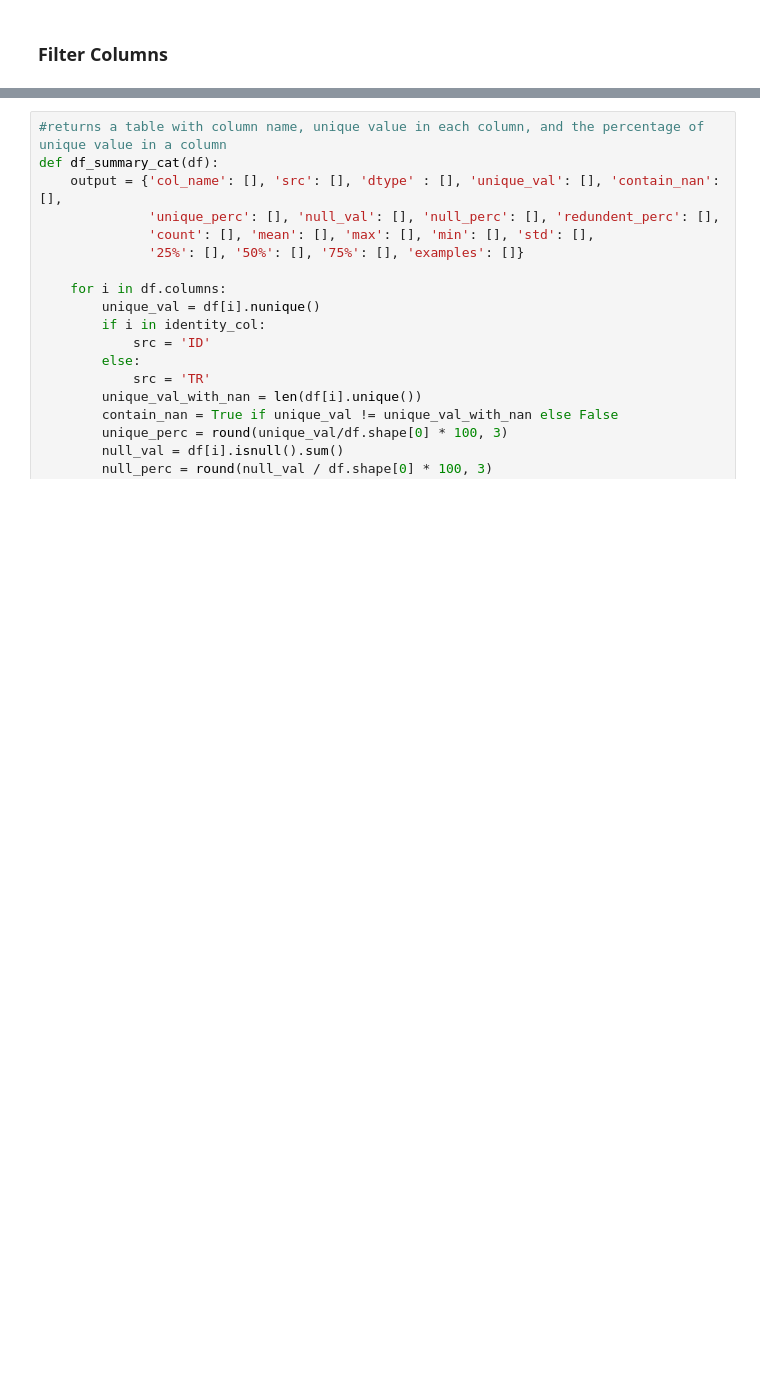
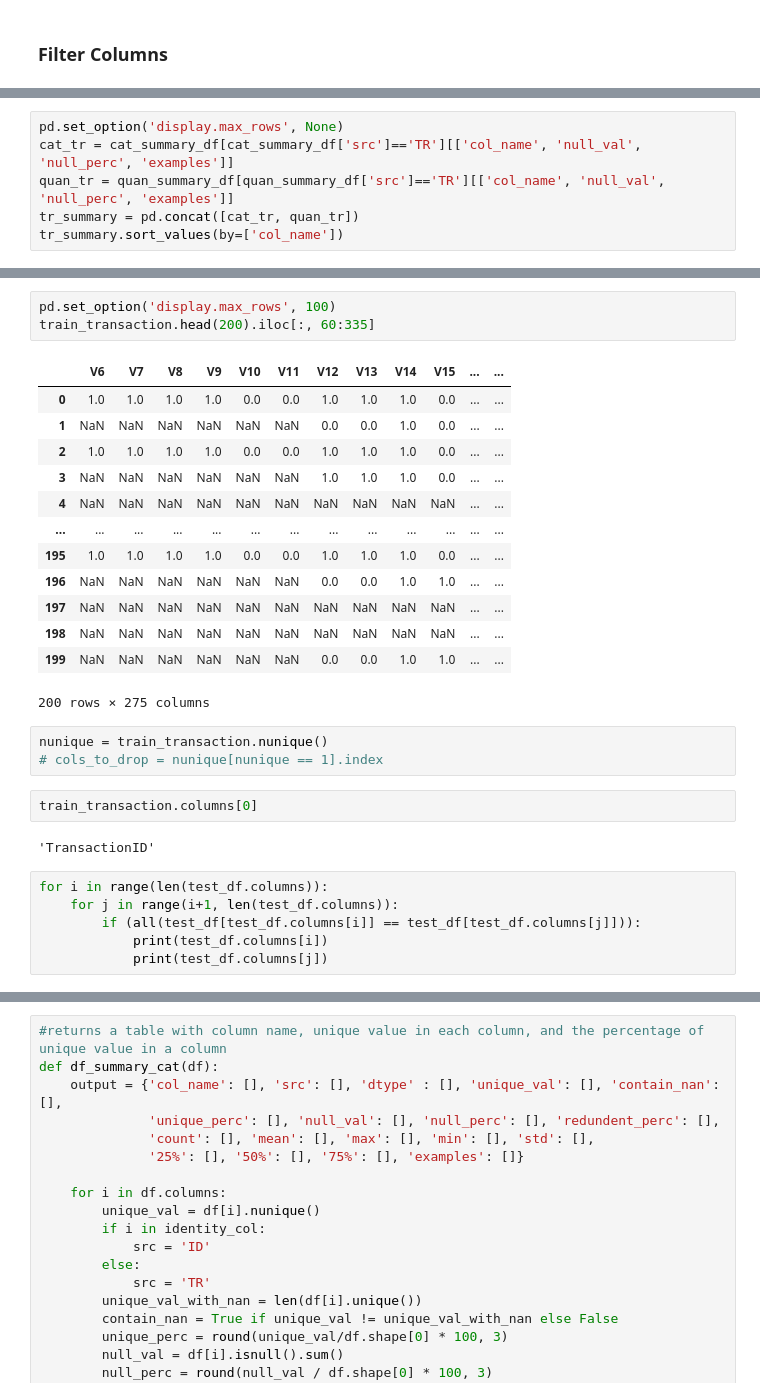
Before and after one commit to x6zeng/dsc198, a Jupyter notebook: Fraud Detection Project.ipynb, the cells around one changed output, grey strips where cells are left out. Saved outputs shown, nothing was run; the diff lists cells and outputs as text; blank space fills up the shorter version.

```diff
--- a/Fraud Detection Project.ipynb
+++ b/Fraud Detection Project.ipynb
@@ -532,0 +338,6 @@ train_transaction.head(2)
+# %%
+pd.set_option('display.max_rows', None)
+cat_tr = cat_summary_df[cat_summary_df['src']=='TR'][['col_name', 'null_val', 'null_perc', 'examples']]
+quan_tr = quan_summary_df[quan_summary_df['src']=='TR'][['col_name', 'null_val', 'null_perc', 'examples']]
+tr_summary = pd.concat([cat_tr, quan_tr])
+tr_summary.sort_values(by=['col_name'])
@@ -532,0 +362,30 @@ train_transaction.head(2)
+# %%
+pd.set_option('display.max_rows', 100)
+train_transaction.head(200).iloc[:, 60:335]
+# %% [output]
+|  | V6 | V7 | V8 | V9 | V10 | V11 | V12 | V13 | V14 | V15 | ... | ... |
+| 0 | 1.0 | 1.0 | 1.0 | 1.0 | 0.0 | 0.0 | 1.0 | 1.0 | 1.0 | 0.0 | ... | ... |
+| 1 | NaN | NaN | NaN | NaN | NaN | NaN | 0.0 | 0.0 | 1.0 | 0.0 | ... | ... |
+| 2 | 1.0 | 1.0 | 1.0 | 1.0 | 0.0 | 0.0 | 1.0 | 1.0 | 1.0 | 0.0 | ... | ... |
+| 3 | NaN | NaN | NaN | NaN | NaN | NaN | 1.0 | 1.0 | 1.0 | 0.0 | ... | ... |
+| 4 | NaN | NaN | NaN | NaN | NaN | NaN | NaN | NaN | NaN | NaN | ... | ... |
+| ... | ... | ... | ... | ... | ... | ... | ... | ... | ... | ... | ... | ... |
+| 195 | 1.0 | 1.0 | 1.0 | 1.0 | 0.0 | 0.0 | 1.0 | 1.0 | 1.0 | 0.0 | ... | ... |
+| 196 | NaN | NaN | NaN | NaN | NaN | NaN | 0.0 | 0.0 | 1.0 | 1.0 | ... | ... |
+| 197 | NaN | NaN | NaN | NaN | NaN | NaN | NaN | NaN | NaN | NaN | ... | ... |
+| 198 | NaN | NaN | NaN | NaN | NaN | NaN | NaN | NaN | NaN | NaN | ... | ... |
+| 199 | NaN | NaN | NaN | NaN | NaN | NaN | 0.0 | 0.0 | 1.0 | 1.0 | ... | ... |
+200 rows × 275 columns
+# %%
+nunique = train_transaction.nunique()
+# cols_to_drop = nunique[nunique == 1].index
+# %%
+train_transaction.columns[0]
+# %% [output]
+'TransactionID'
+# %%
+for i in range(len(test_df.columns)):
+    for j in range(i+1, len(test_df.columns)):
+        if (all(test_df[test_df.columns[i]] == test_df[test_df.columns[j]])):
+            print(test_df.columns[i])
+            print(test_df.columns[j])
```
Also changed, not shown: parts of 55 cells of this notebook.
